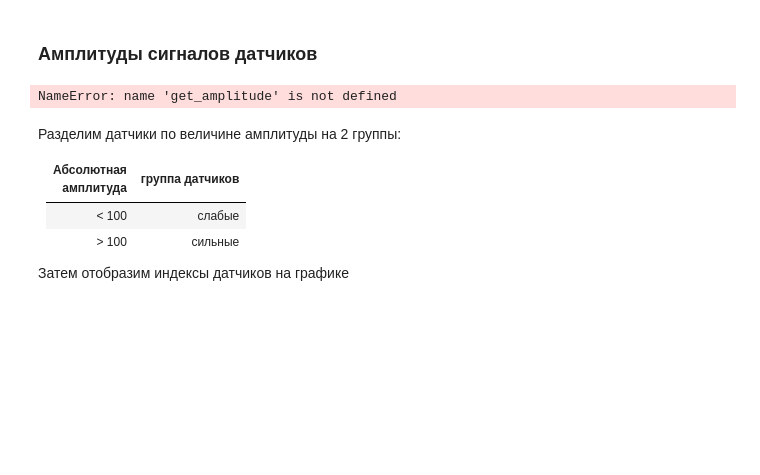
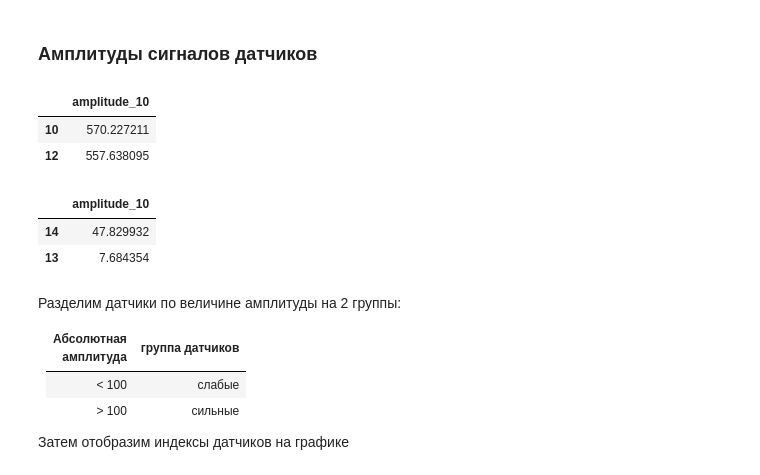
Before and after one commit to Alex1iv/Motorica_2, a Jupyter notebook: 1_Motorica_sprint2.ipynb, the cells around one changed output. Cells and saved outputs as stored; diff of their text form; code cells hidden in the pictures; blank space fills up the shorter version.

```diff
--- a/1_Motorica_sprint2.ipynb
+++ b/1_Motorica_sprint2.ipynb
@@ -518,11 +318,15 @@ get_active_passive_sensors_plot(10)
 Показания пассивных датчиков колеблются с низкой амплитудой по сравнению с амплитудой колебания активных датчиков. Изучим амплитуды сигналов.
 # %% [markdown]
 ### Амплитуды сигналов датчиков
-# %%
-plot_counter = 4
-get_amplitude(10)
-# %% [output]
-NameError: name 'get_amplitude' is not defined
+# %%
+m.get_amplitude(10, plot_counter = 4)
+# %% [output]
+|  | amplitude_10 |
+| 10 | 570.227211 |
+| 12 | 557.638095 |
+|  | amplitude_10 |
+| 14 | 47.829932 |
+| 13 | 7.684354 |
 # %% [markdown]
 Разделим датчики  по величине амплитуды на 2 группы:
 
```
Also changed, not shown: parts of 21 cells of this notebook, 1 other file.
